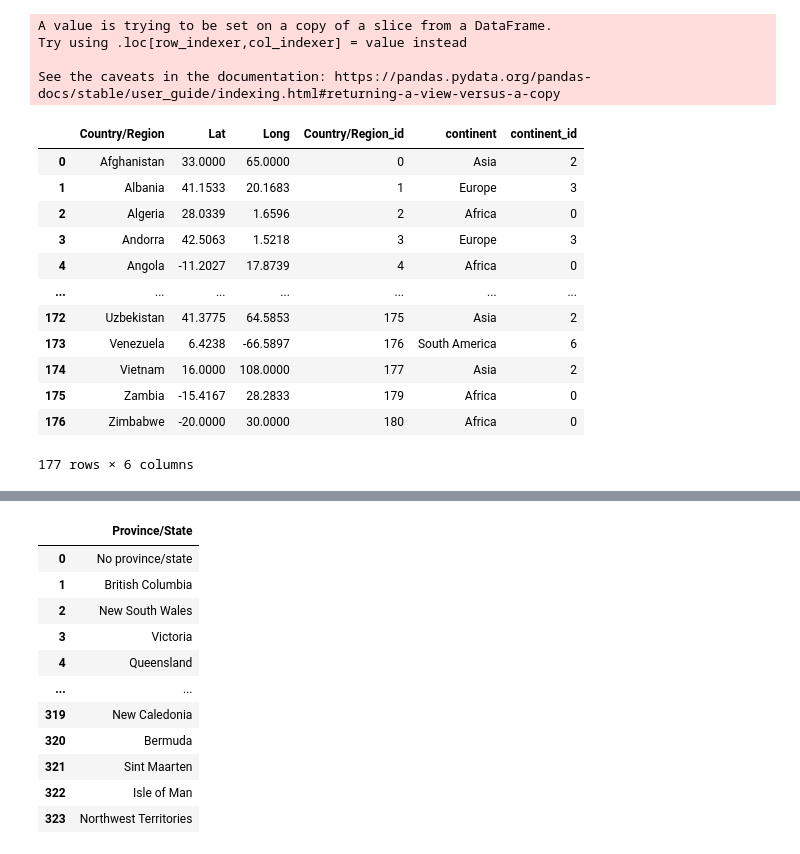
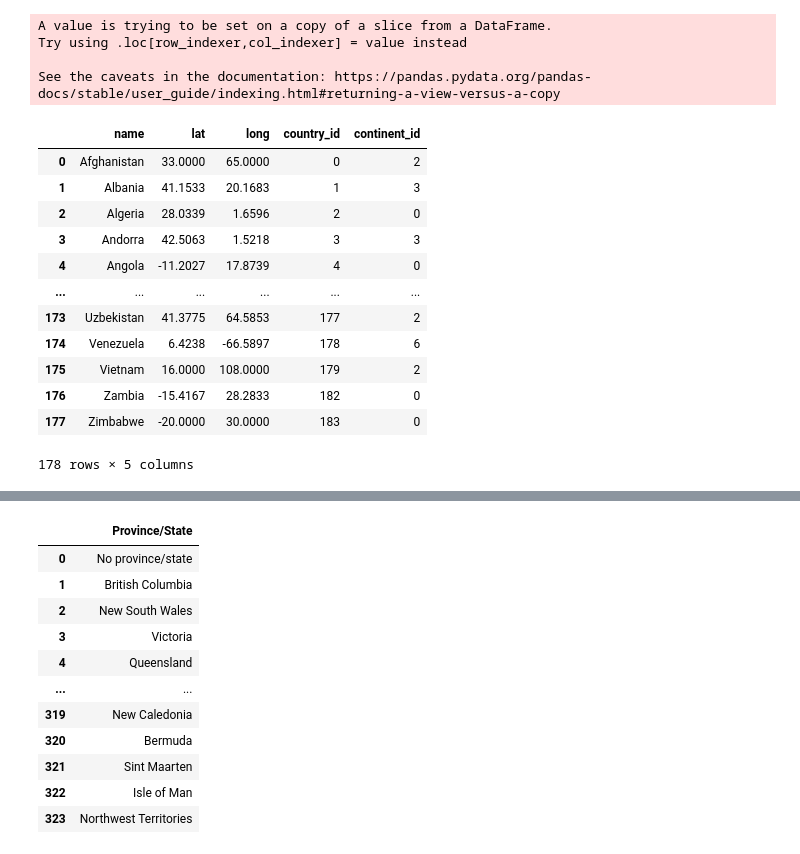
Before and after one commit to kingbd2/covid-analysis, a Jupyter notebook: covid/notebooks/getcoviddata.ipynb, the cells around one changed output, grey strips where cells are left out. Saved outputs shown, nothing was run; the diff lists cells and outputs as text; code cells hidden in the pictures.

```diff
--- a/covid/getcoviddata.ipynb
+++ b/covid/notebooks/getcoviddata.ipynb
@@ -190,3 +217,19 @@ A value is trying to be set on a copy of a slice from a DataFrame.
 Try using .loc[row_indexer,col_indexer] = value instead
 
 See the caveats in the documentation: https://pandas.pydata.org/pandas-docs/stable/user_guide/indexing.html#returning-a-view-versus-a-copy
+# %%
+new_ref_data_dict['country']
+# %% [output]
+|  | name | lat | long | country_id | continent_id |
+| 0 | Afghanistan | 33.0000 | 65.0000 | 0 | 2 |
+| 1 | Albania | 41.1533 | 20.1683 | 1 | 3 |
+| 2 | Algeria | 28.0339 | 1.6596 | 2 | 0 |
+| 3 | Andorra | 42.5063 | 1.5218 | 3 | 3 |
+| 4 | Angola | -11.2027 | 17.8739 | 4 | 0 |
+| ... | ... | ... | ... | ... | ... |
+| 173 | Uzbekistan | 41.3775 | 64.5853 | 177 | 2 |
+| 174 | Venezuela | 6.4238 | -66.5897 | 178 | 6 |
+| 175 | Vietnam | 16.0000 | 108.0000 | 179 | 2 |
+| 176 | Zambia | -15.4167 | 28.2833 | 182 | 0 |
+| 177 | Zimbabwe | -20.0000 | 30.0000 | 183 | 0 |
+178 rows × 5 columns
@@ -193,18 +238,2 @@ See the caveats in the documentation: https://pandas.pydata.org/pandas-docs/stab
 # %%
 covid_data.saveData()
-# %%
-covid_data.reference_data_dict['country']
-# %% [output]
-|  | Country/Region | Lat | Long | Country/Region_id | continent | continent_id |
-| 0 | Afghanistan | 33.0000 | 65.0000 | 0 | Asia | 2 |
-| 1 | Albania | 41.1533 | 20.1683 | 1 | Europe | 3 |
-| 2 | Algeria | 28.0339 | 1.6596 | 2 | Africa | 0 |
-| 3 | Andorra | 42.5063 | 1.5218 | 3 | Europe | 3 |
-| 4 | Angola | -11.2027 | 17.8739 | 4 | Africa | 0 |
-| ... | ... | ... | ... | ... | ... | ... |
-| 172 | Uzbekistan | 41.3775 | 64.5853 | 175 | Asia | 2 |
-| 173 | Venezuela | 6.4238 | -66.5897 | 176 | South America | 6 |
-| 174 | Vietnam | 16.0000 | 108.0000 | 177 | Asia | 2 |
-| 175 | Zambia | -15.4167 | 28.2833 | 179 | Africa | 0 |
-| 176 | Zimbabwe | -20.0000 | 30.0000 | 180 | Africa | 0 |
-177 rows × 6 columns
```
Also changed, not shown: parts of 9 cells of this notebook, 4 other files.
